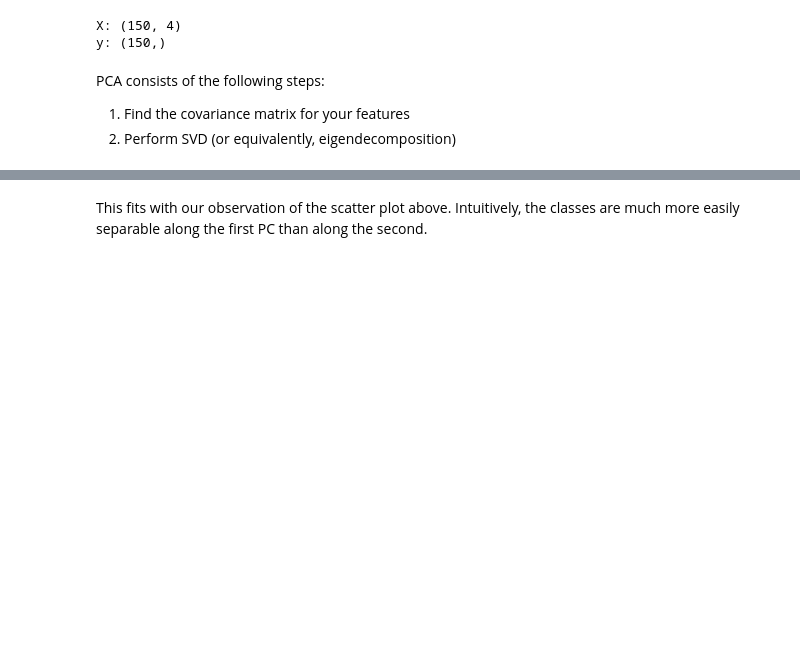
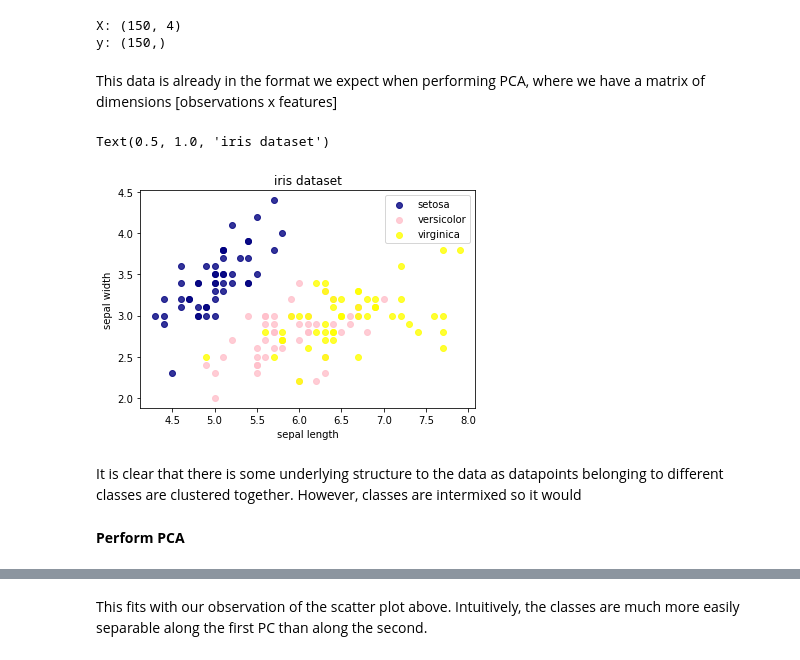
Before and after one commit to pmccthy/data-science-playground, a Jupyter notebook: decompositions/pca.ipynb, the cells around one changed output, grey strips where cells are left out. Saved outputs shown, nothing was run; the diff lists cells and outputs as text; code cells hidden in the pictures; blank space fills up the shorter version.

```diff
--- a/decompositions/pca.ipynb
+++ b/decompositions/pca.ipynb
@@ -24,9 +25,21 @@ print(f'y: {y.shape}')
 # %% [output]
 X: (150, 4)
 y: (150,)
-# %% [markdown]
-PCA consists of the following steps:
-
-
-1.   Find the covariance matrix for your features
-2.   Perform SVD (or equivalently, eigendecomposition)
+# %% [markdown]
+This data is already in the format we expect when performing PCA, where we have a matrix of dimensions \[observations x features]
+# %%
+# plot data to view structure
+colours = ['navy', 'pink', 'yellow']
+for colour, i, target_name in zip(colours, [0, 1, 2], target_names):
+    plt.scatter(X[y == i, 0], X[y == i, 1], color=colour, alpha=0.8, label=target_name)
+plt.xlabel('sepal length')
+plt.ylabel('sepal width')
+plt.legend(loc='best', shadow=False, scatterpoints=1)
+plt.title('iris dataset')
+# %% [output]
+Text(0.5, 1.0, 'iris dataset')
+[figure, added]
+# %% [markdown]
+It is clear that there is some underlying structure to the data as datapoints belonging to different classes are clustered together. However, classes are intermixed so it would
+# %% [markdown]
+**Perform PCA**
```
Also changed, not shown: parts of 21 cells of this notebook.
